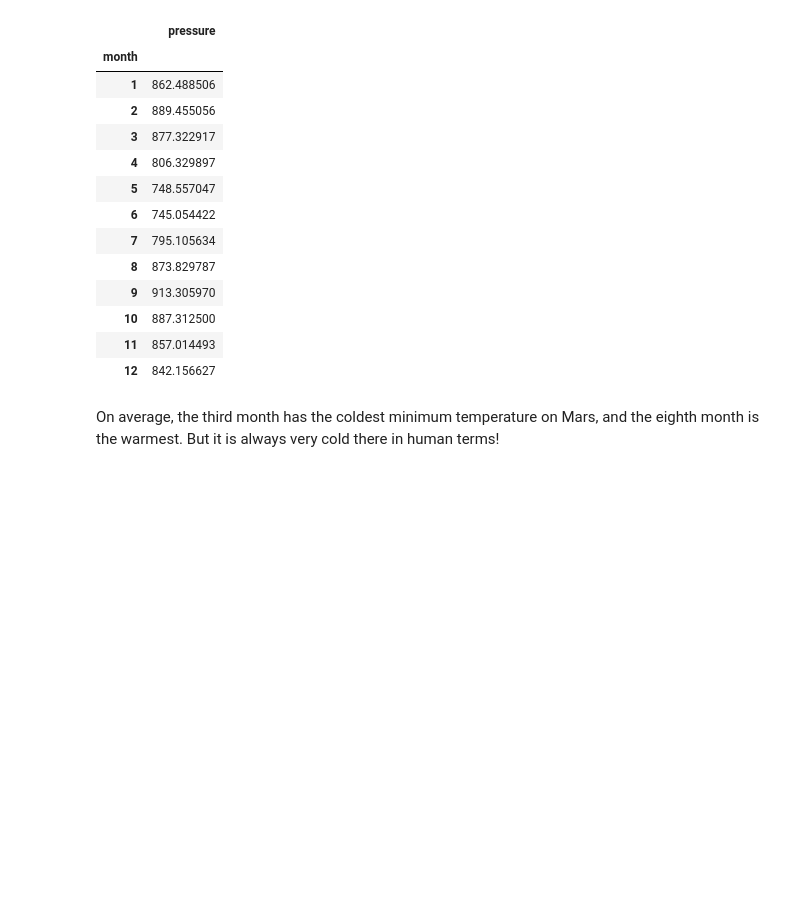
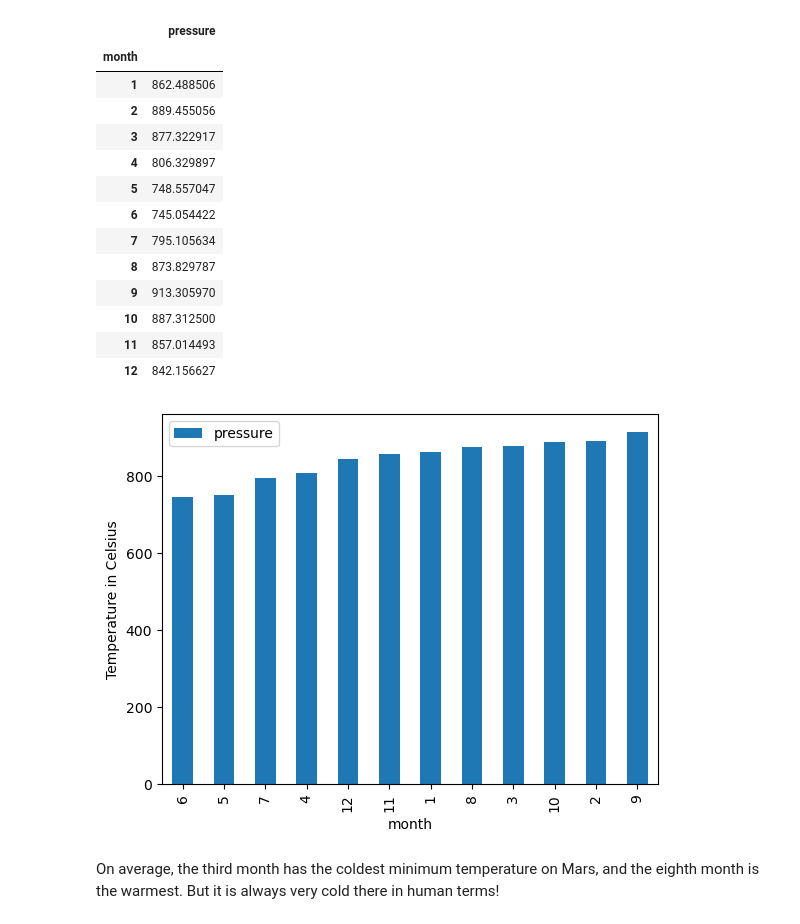
Before and after one commit to imrtech/Mission-to-Mars, a Jupyter notebook: part_2_mars_weather.ipynb, the cells around one changed output. Drawn from its saved outputs; the diff is of its cells as text; code cells hidden in the pictures; blank space fills up the shorter version.

```diff
--- a/part_2_mars_weather.ipynb
+++ b/part_2_mars_weather.ipynb
@@ -272,6 +279,11 @@ df_month_pressure
 | 12 | 842.156627 |
 # %%
 # Plot the average pressure by month
+df_month_pressure.sort_values('pressure').plot(kind='bar')
+plt.ylabel('Temperature in Celsius')
+plt.show()
+# %% [output]
+[figure, added]
 # %%
 # 5. How many terrestrial (earth) days are there in a Martian year?
 # %% [markdown]
```
Also changed, not shown: parts of 10 cells of this notebook.
